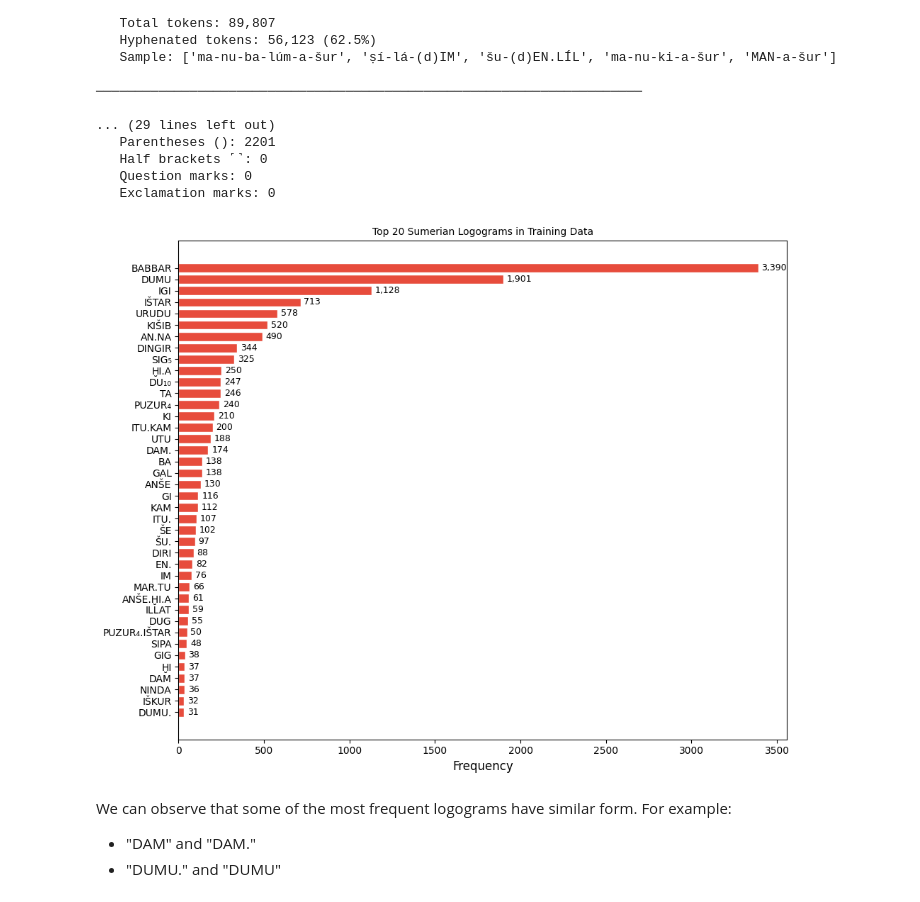
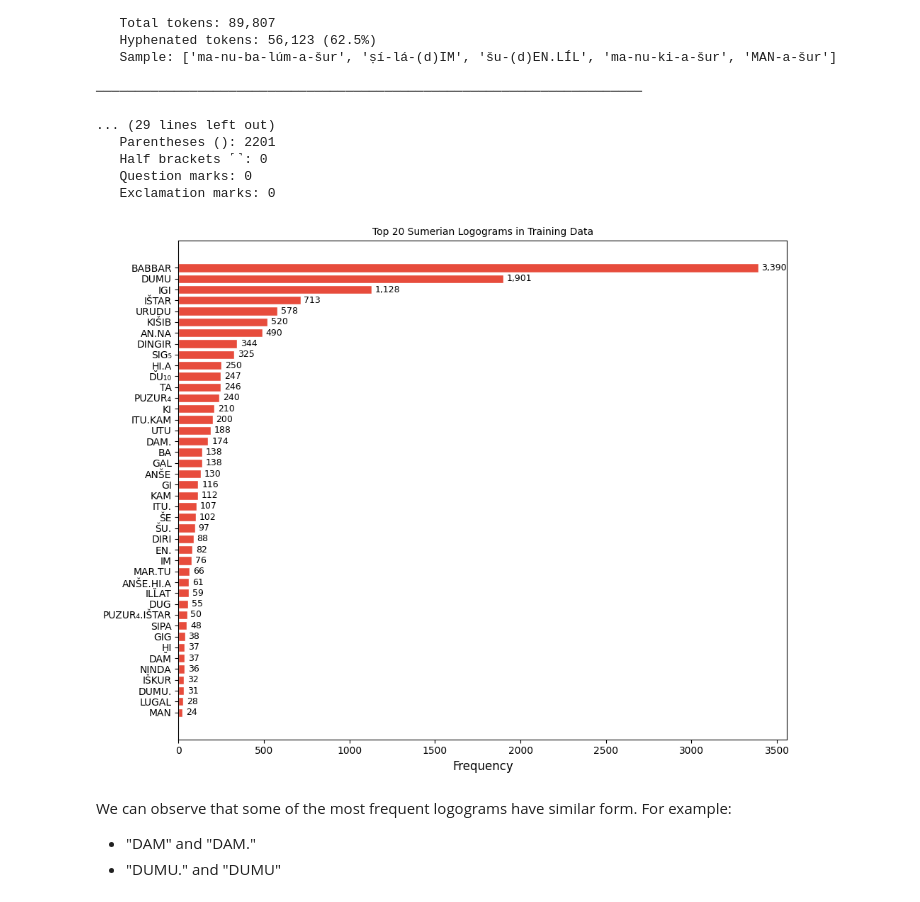
Before and after one commit to gabrielpreda/Kaggle, a Jupyter notebook: akkadian-for-accountants.ipynb, the cells around one changed output. Drawn from its saved outputs; the diff is of its cells as text; code cells hidden in the pictures.

```diff
--- a/akkadian-for-accountants.ipynb
+++ b/akkadian-for-accountants.ipynb
@@ -204,25 +204,25 @@ Hyphenation:
    Exclamation marks: 0
 # %%
 # Visualize Sumerian logogram distribution
-top_logograms = caps_counts.most_common(40)
+top_logograms = caps_counts.most_common(42)
 
 fig, ax = plt.subplots(figsize=(10,8))
 names = [x[0] for x in top_logograms]
 counts = [x[1] for x in top_logograms]
 
 bars = ax.barh(names[::-1], counts[::-1], color='#e74c3c', edgecolor='white')
 ax.set_xlabel('Frequency', fontsize=12)
 ax.set_title("Top 20 Sumerian Logograms in Training Data", fontsize=10)
 
 # Add value labels
 for bar, count in zip(bars, counts[::-1]):
     ax.text(bar.get_width() + 20, bar.get_y() + bar.get_height()/2,
             f'{count:,}', ha='left', va='center', fontsize=9)
 
 plt.tight_layout()
 plt.show()
 # %% [output]
-[figure, old version]
+[figure, new version]
 # %% [markdown]
 We can observe that some of the most frequent logograms have similar form. For example:
 * "DAM" and "DAM."
```
Also changed, not shown: parts of 1 cell of this notebook.
